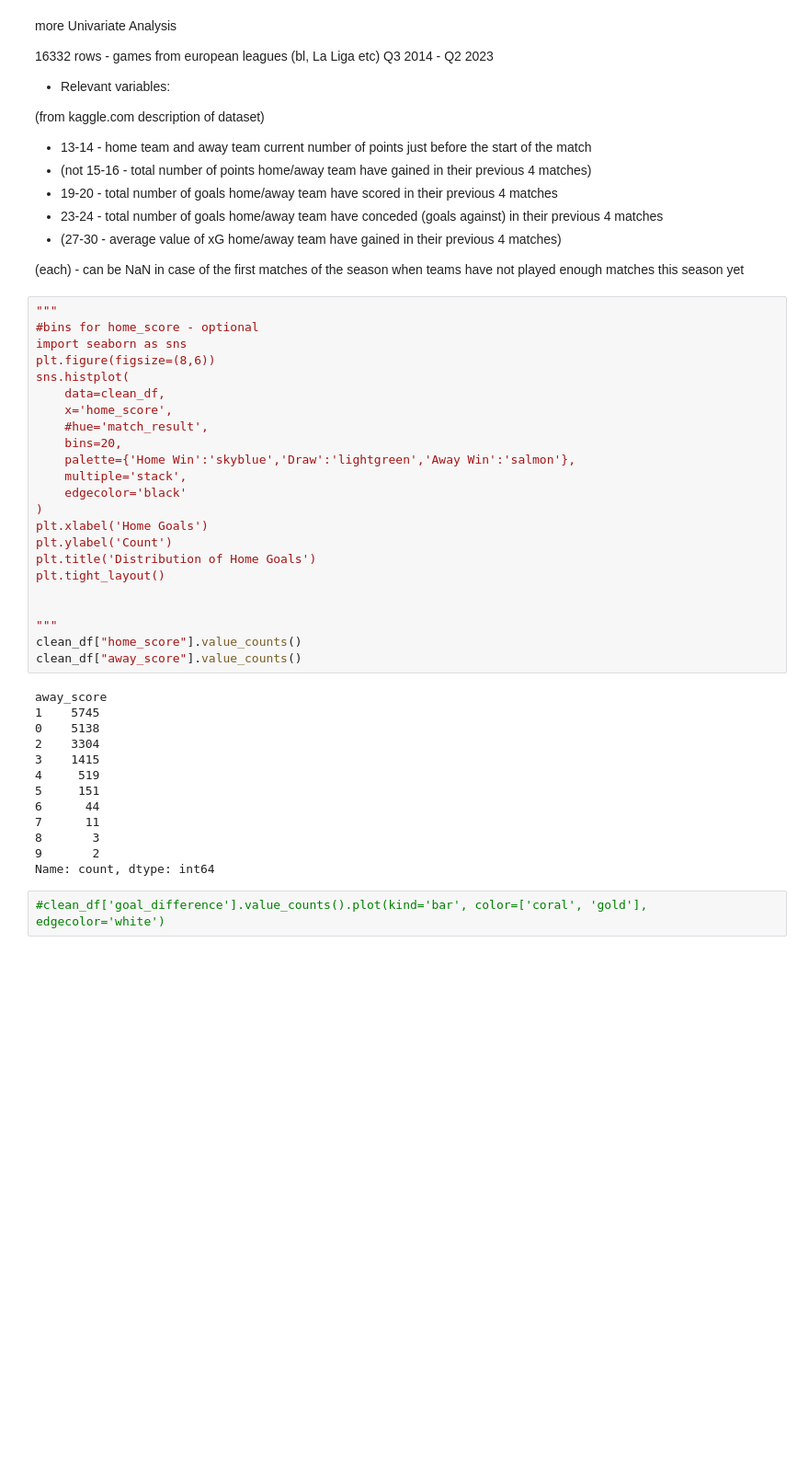
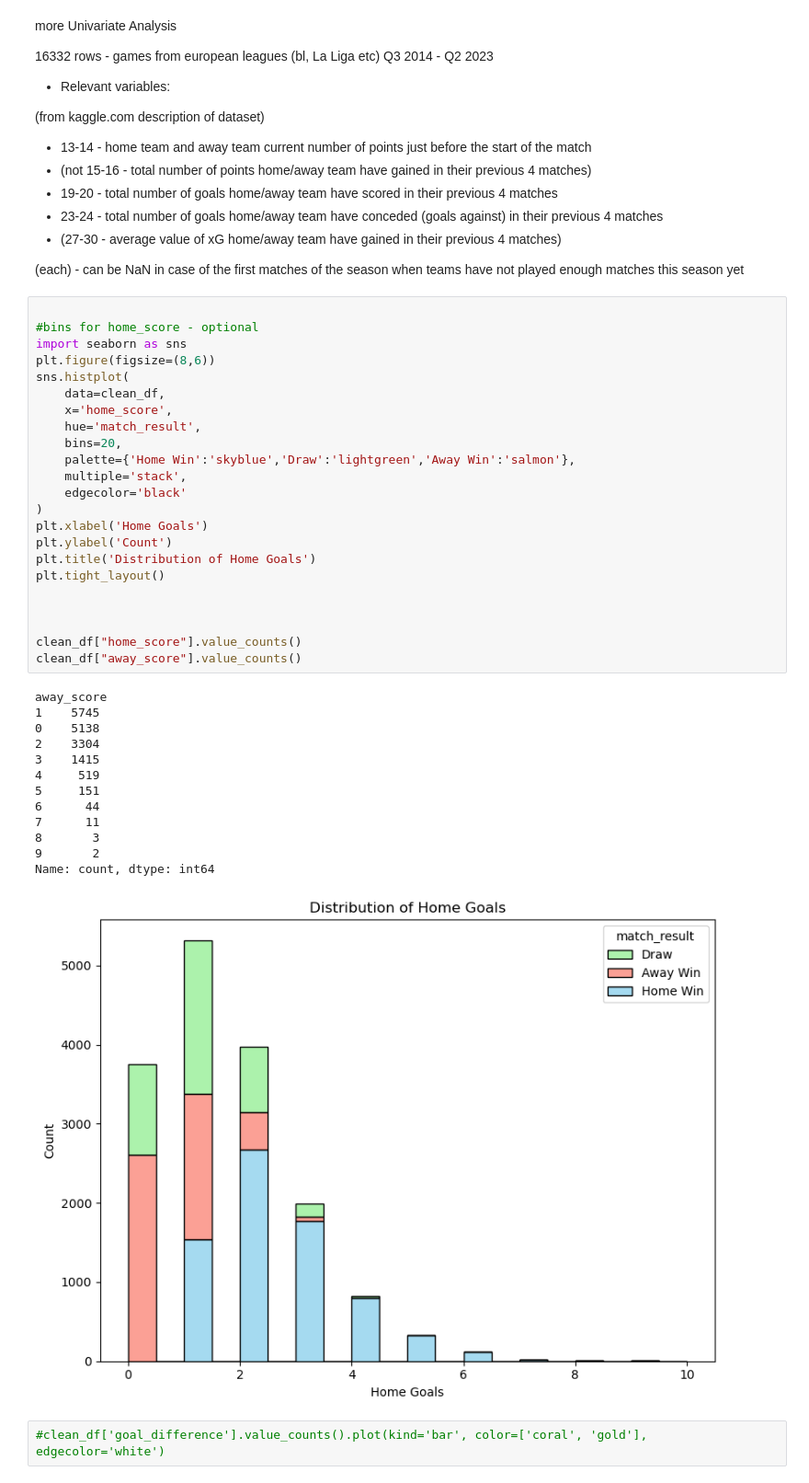
Before and after one commit to magrimuc/prj-2-eda-sql-football-matches-statistics, a Jupyter notebook: Ultimate_Master_notebook.ipynb, the cells around one changed output. Shown at 92% size. Cells and saved outputs as stored; diff of their text form; blank space fills up the shorter version.

Commit message:
uncommented graph

```diff
--- a/Ultimate_Master_notebook.ipynb
+++ b/Ultimate_Master_notebook.ipynb
@@ -1131,41 +1131,42 @@ more Univariate Analysis
 
 (each) - can be NaN in case of the first matches of the season when teams have not played enough matches this season yet
 # %%
-"""
+
 #bins for home_score - optional
 import seaborn as sns
 plt.figure(figsize=(8,6))
 sns.histplot(
     data=clean_df,
     x='home_score',
-    #hue='match_result',
+    hue='match_result',
     bins=20,
     palette={'Home Win':'skyblue','Draw':'lightgreen','Away Win':'salmon'},
     multiple='stack',
     edgecolor='black'
 )
 plt.xlabel('Home Goals')
 plt.ylabel('Count')
 plt.title('Distribution of Home Goals')
 plt.tight_layout()
 
 
-"""
+
 clean_df["home_score"].value_counts()
 clean_df["away_score"].value_counts()
 # %% [output]
 away_score
 1    5745
 0    5138
 2    3304
 3    1415
 4     519
 5     151
 6      44
 7      11
 8       3
 9       2
 Name: count, dtype: int64
+[figure, added]
 # %%
 #clean_df['goal_difference'].value_counts().plot(kind='bar', color=['coral', 'gold'], edgecolor='white')
 # %%
```
Also changed, not shown: 1 other file.
